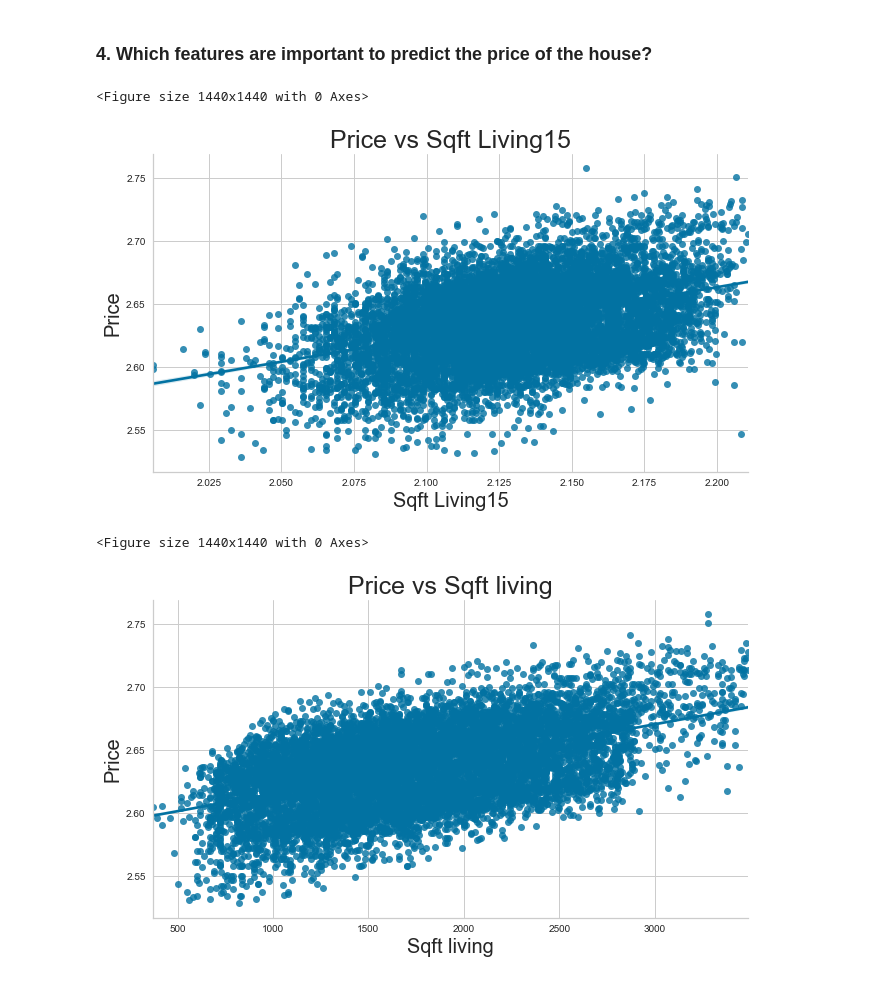
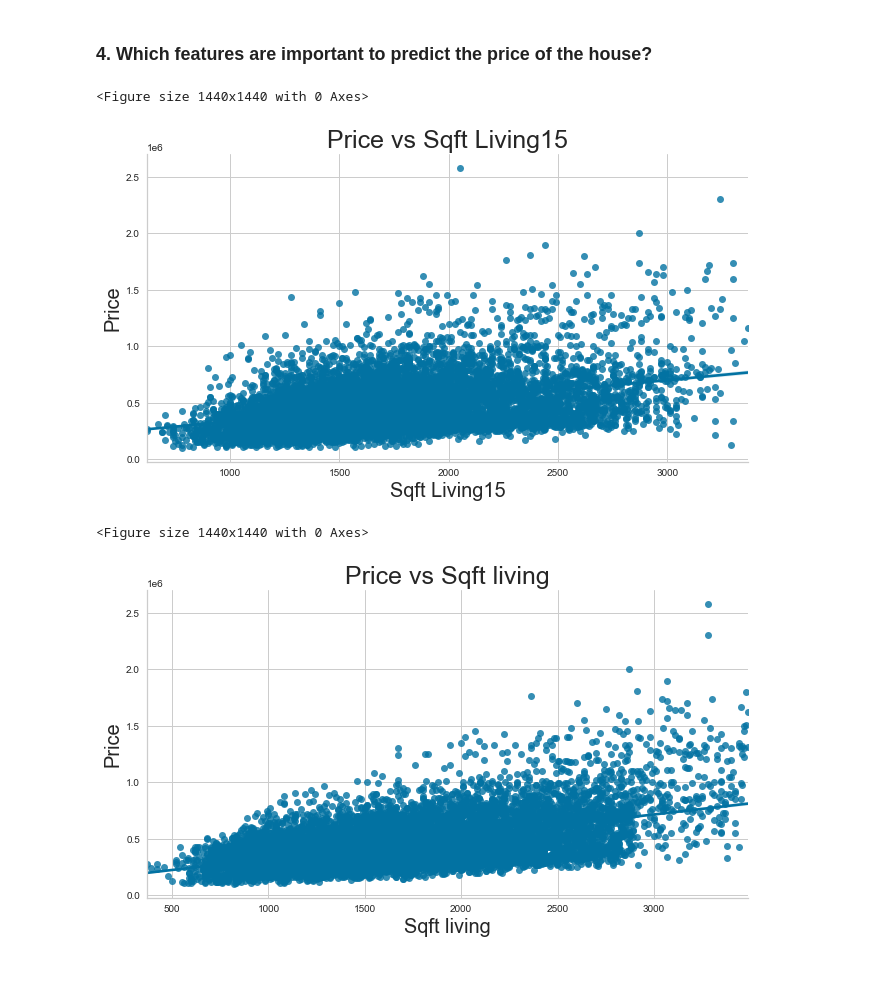
Before and after one commit to AHMET16/house_price_phase2, a Jupyter notebook: Housing_Price_Project.ipynb, the cells around one changed output. Drawn from its saved outputs; the diff is of its cells as text; code cells hidden in the pictures.

```diff
--- a/Housing_Price_Project.ipynb
+++ b/Housing_Price_Project.ipynb
@@ -127,8 +128,6 @@ df[['id']].duplicated().sum() # check if we have duplicate houses
 177
 # %%
 df["id"].drop_duplicates(inplace=True)
-# %%
-df.drop_duplicates(subset=['id'], inplace=True)
 # %%
 df["id"].duplicated().any() #sanity check
 # %% [output]
@@ -1062,4 +1330,8 @@ strong multicollinearity or other numerical problems.
 # %%
-df['price'] = np.log1p(df['price'])
-df['sqft_living15'] = np.log1p(df['sqft_living15'])
-df.hist(figsize  = [15, 15]);
+# df['log_price'] = np.log1p(df['price'])
+#df['sqft_living15'] = np.log1p(df['sqft_living15'])
+#df['sqft_lot'] = np.log1p(df['sqft_lot'])
+#df['sqft_living'] = np.log1p(df['sqft_living'])
+#df['bathrooms'] = np.log1p(df['bathrooms'])
+#df['sqft_living15'] = np.log1p(df['sqft_living15'])
+# df.hist(figsize  = [15, 15]);
@@ -1638,23 +1606,23 @@ plt.show()
 ### 4. Which features are important to predict the price of the house?
 # %%
 plt.figure(figsize = (20,20));
-sqf=sns.lmplot(x="sqft_living15", y="price",aspect=1.8,data=df4)
+sqf=sns.lmplot(x="sqft_living15", y="price",aspect=1.8,data=df)
 plt.title("Price vs Sqft Living15",fontsize=25)
 sqf.set_xlabels("Sqft Living15",fontsize=20)
 sqf.set_ylabels("Price",fontsize=20)
 plt.show();
 # %% [output]
 <Figure size 1440x1440 with 0 Axes>
-[figure, old version]
+[figure, new version]
 # %%
 plt.figure(figsize = (20,20));
-sqf=sns.lmplot(x="sqft_living", y="price",aspect=1.8,data=df4)
+sqf=sns.lmplot(x="sqft_living", y="price",aspect=1.8,data=df)
 plt.title("Price vs Sqft living",fontsize=25)
 sqf.set_xlabels("Sqft living",fontsize=20)
 sqf.set_ylabels("Price",fontsize=20)
 plt.show();
 # %% [output]
 <Figure size 1440x1440 with 0 Axes>
-[figure, old version]
+[figure, new version]
 # %%
 plt.figure(figsize = (20,20));
```
Also changed, not shown: parts of 137 cells of this notebook.
